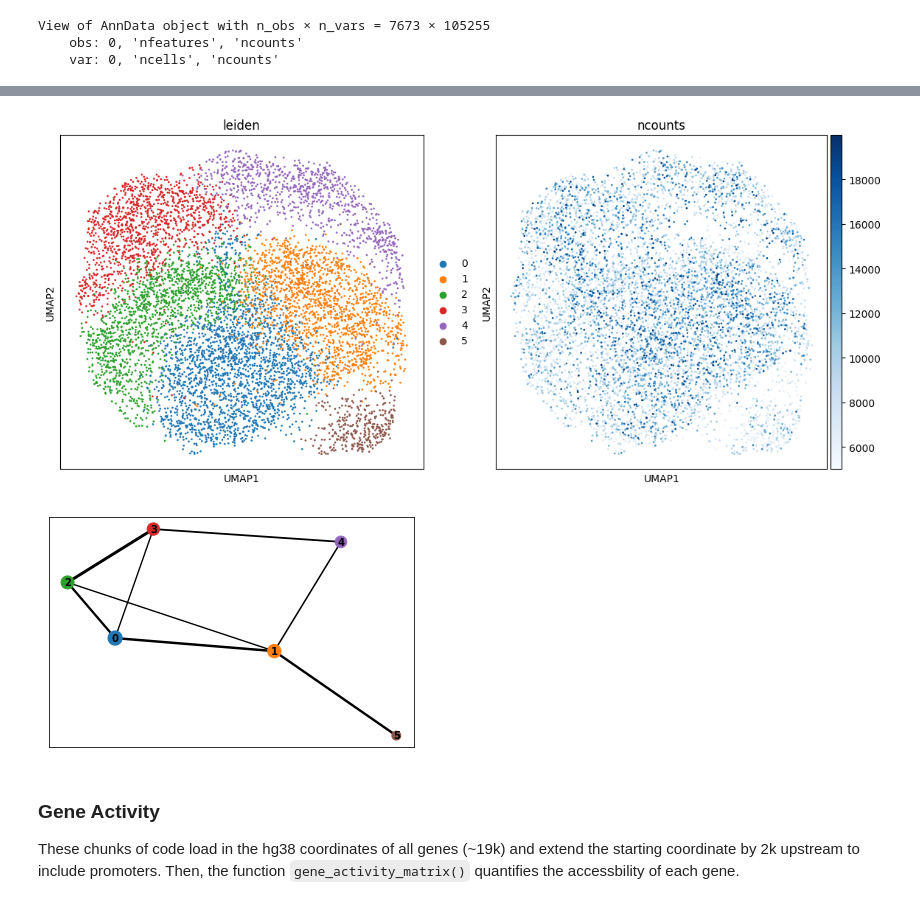
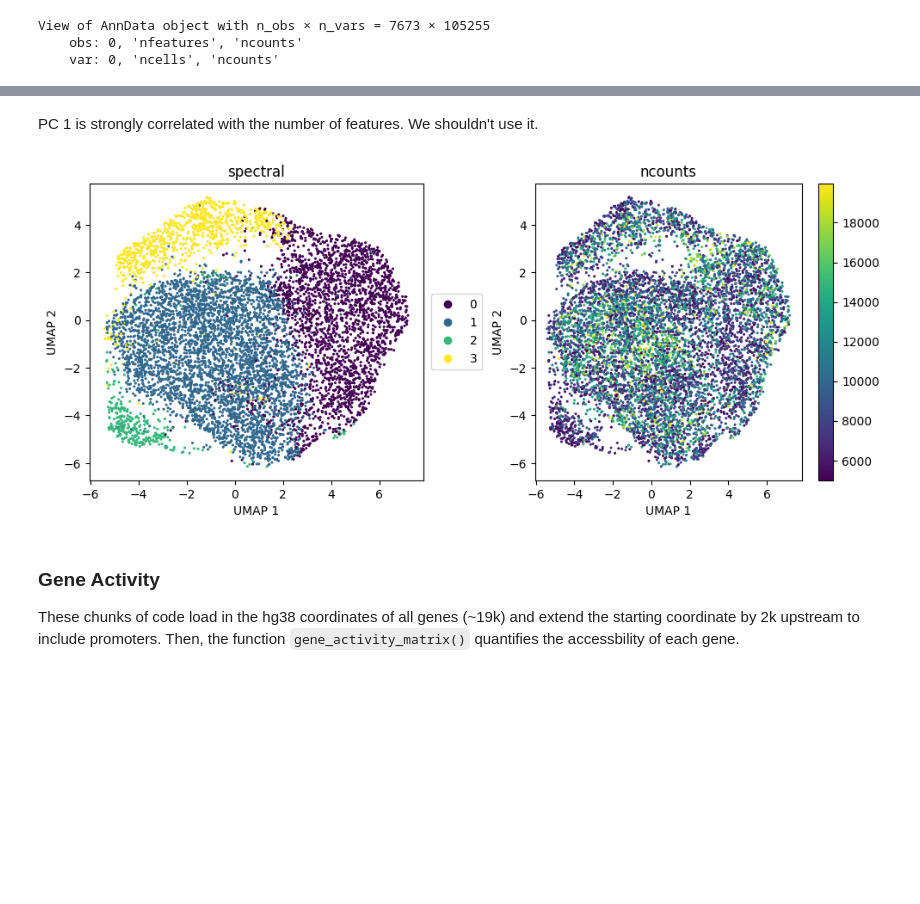
Before and after one commit to aselewa/episcan, a Jupyter notebook: organoids_ATAC_s1.ipynb, the cells around one changed output, grey strips where cells are left out. Saved outputs shown, nothing was run; the diff lists cells and outputs as text; code cells hidden in the pictures; blank space fills up the shorter version.

```diff
--- a/organoids_ATAC_s1.ipynb
+++ b/organoids_ATAC_s1.ipynb
@@ -67,3 +60,0 @@ myobj.obsm['X_pca'].shape
-# %%
-t = myobj.obsm['X_pca']
-myobj.obsm['X_pca'] = (t - t.mean(axis=0))/t.std(axis=0)
@@ -76,12 +60,0 @@ sc.tl.leiden(myobj, resolution=0.4)
-# %%
-fig, axs = plt.subplots(1, 2, figsize=(14,6), dpi=100)
-sc.pl.umap(myobj, show=False, ax=axs[0], color='leiden')
-sc.pl.umap(myobj, show=False, ax=axs[1], color='ncounts', color_map='Blues')
-plt.show()
-# %% [output]
-[figure, removed]
-# %%
-sc.tl.paga(myobj)
-sc.pl.paga(myobj, threshold=0.15)
-# %% [output]
-[figure, removed]
@@ -88,3 +65,9 @@ sc.pl.paga(myobj, threshold=0.15)
+# %% [markdown]
+PC 1 is strongly correlated with the number of features. We shouldn't use it.
+# %%
+episcan.plot_multi_umap(myobj, colors=['spectral','ncounts'])
+# %% [output]
+[figure, added]
 # %% [markdown]
 ### Gene Activity
 
```
Also changed, not shown: parts of 33 cells of this notebook, 7 other files.
